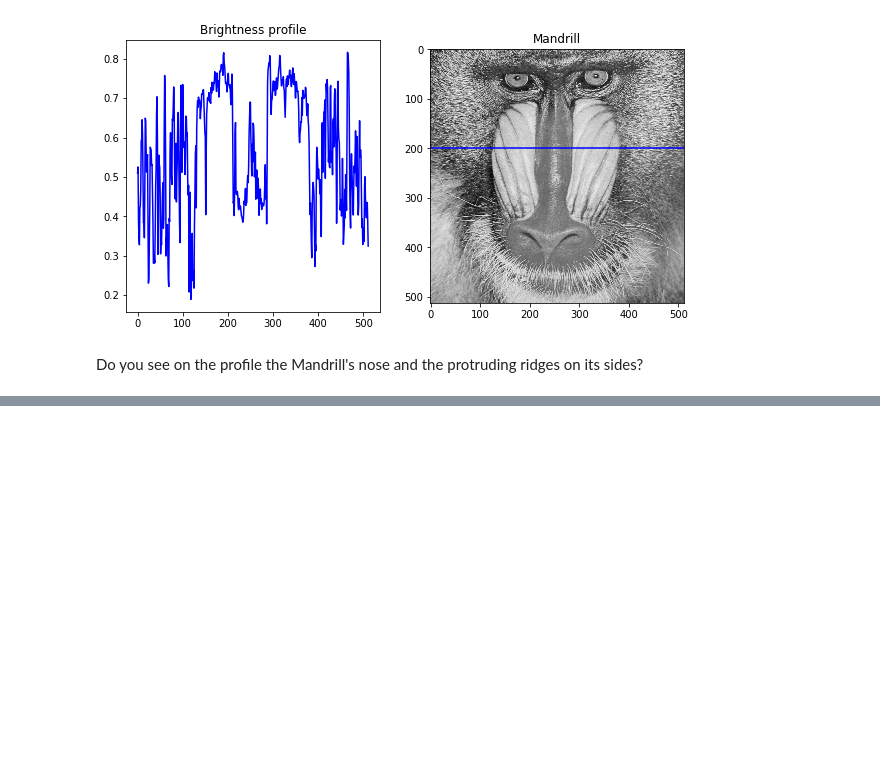
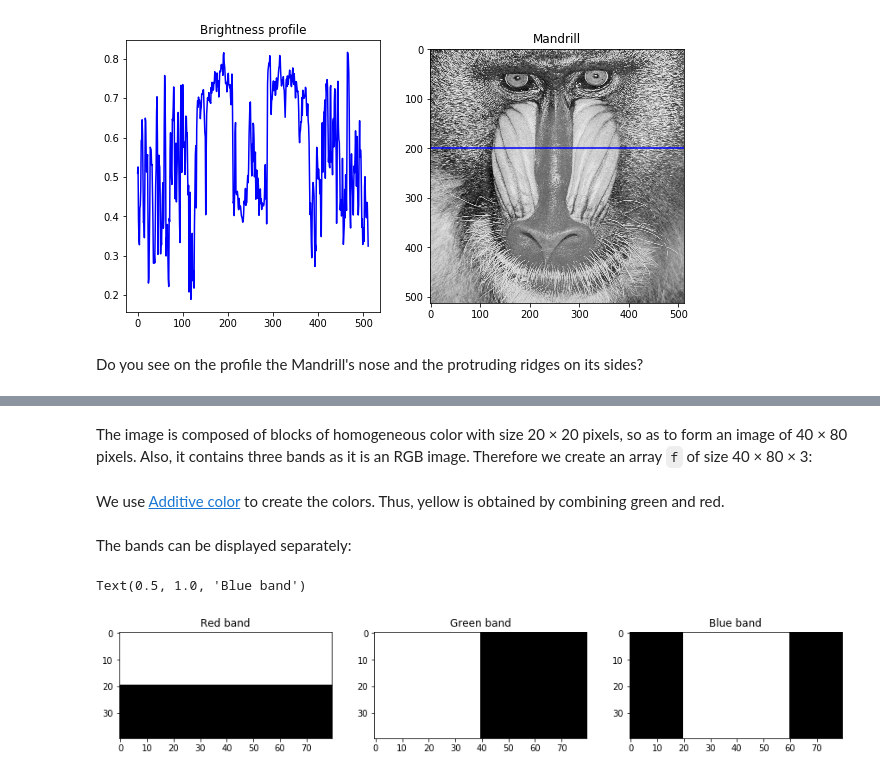
Before and after one commit to vincmazet/ftip, a Jupyter notebook: _sources/labs/tp1-code.ipynb, the cells around one changed output, grey strips where cells are left out. Cells and saved outputs as stored; diff of their text form; code cells hidden in the pictures; blank space fills up the shorter version.

```diff
--- a/_sources/labs/tp1-code.ipynb
+++ b/_sources/labs/tp1-code.ipynb
@@ -157,0 +172,32 @@ Do you see on the profile the Mandrill's nose and the protruding ridges on its s
+# %% [markdown]
+The image is composed of blocks of homogeneous color with size 20 × 20 pixels, so as to form an image of 40 × 80 pixels.
+Also, it contains three bands as it is an RGB image.
+Therefore we create an array `f` of size 40 × 80 × 3:
+# %%
+f = np.zeros((40,80,3))
+# %% [markdown]
+We use [Additive color](https://en.wikipedia.org/wiki/Additive_color) to create the colors.
+Thus, yellow is obtained by combining green and red.
+# %%
+f[ 0:20 ,   :   , 0 ] = 1   # Red band (top row:: pixels 0 to 19)
+f[  :   ,  0:40 , 1 ] = 1   # Green band (the two columns on the left)
+f[  :   , 20:60 , 2 ] = 1   # Blue band (the two columns at the center)
+# %% [markdown]
+The bands can be displayed separately:
+# %%
+plt.figure(figsize=(15,7))
+
+plt.subplot(1,3,1)
+plt.imshow(f[:,:,0], cmap="gray")
+plt.title('Red band')
+
+plt.subplot(1,3,2)
+plt.imshow(f[:,:,1], cmap="gray")
+plt.title('Green band')
+
+plt.subplot(1,3,3)
+plt.imshow(f[:,:,2], cmap="gray")
+plt.title('Blue band')
+# %% [output]
+Text(0.5, 1.0, 'Blue band')
+[figure, added]
```
Also changed, not shown: parts of 43 cells of this notebook, 42 other files.
